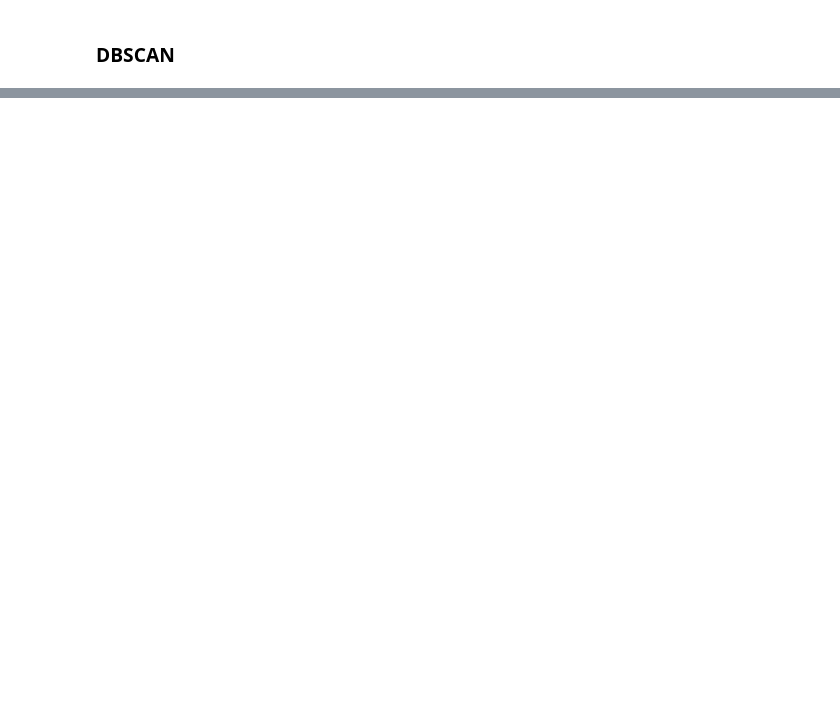
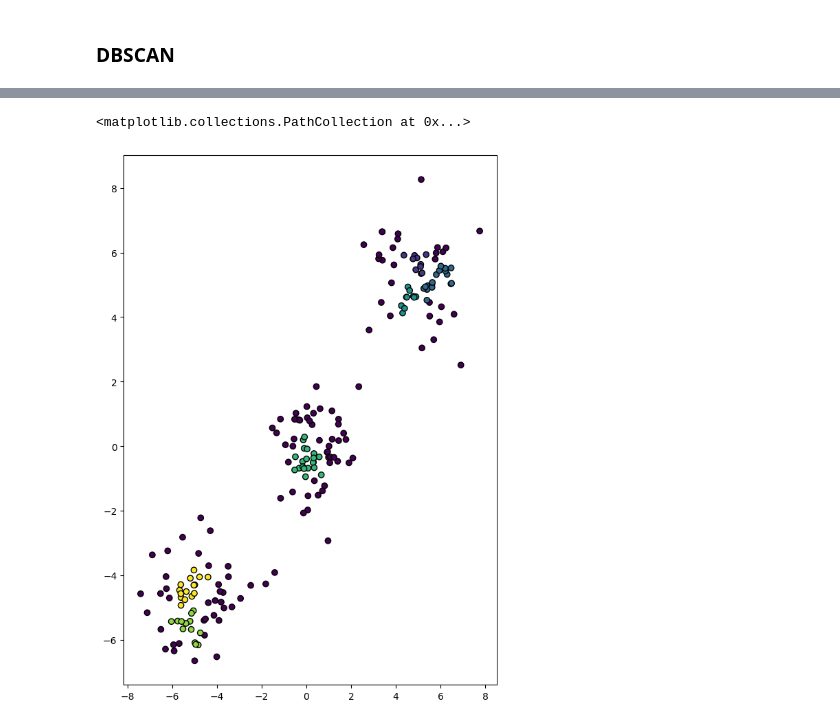
Before and after one commit to aiaaee/Clustering-Methods-Evaluation, a Jupyter notebook: clustering_algorithms_demo.ipynb, the cells around one changed output, grey strips where cells are left out. Drawn from its saved outputs; the diff is of its cells as text; code cells hidden in the pictures; blank space fills up the shorter version.

```diff
--- a/clustering_algorithms_demo.ipynb
+++ b/clustering_algorithms_demo.ipynb
@@ -136,0 +139,3 @@ plt.scatter(x , y  , c=db_label , cmap='viridis' , marker='o' , edgecolors='k' )
+# %%
+optics = OPTICS(min_samples=5 ,  xi=0.05, min_cluster_size=0.05)
+optics_labels = optics.fit_predict(X)
@@ -136,0 +148,6 @@ plt.scatter(x , y  , c=db_label , cmap='viridis' , marker='o' , edgecolors='k' )
+# %%
+plt.figure(figsize=(7 , 10))
+plt.scatter(x , y  , c=optics_labels , cmap='viridis' , marker='o' , edgecolors='k' )
+# %% [output]
+<matplotlib.collections.PathCollection at 0x...>
+[figure, added]
```
Also changed, not shown: parts of 10 cells of this notebook.
